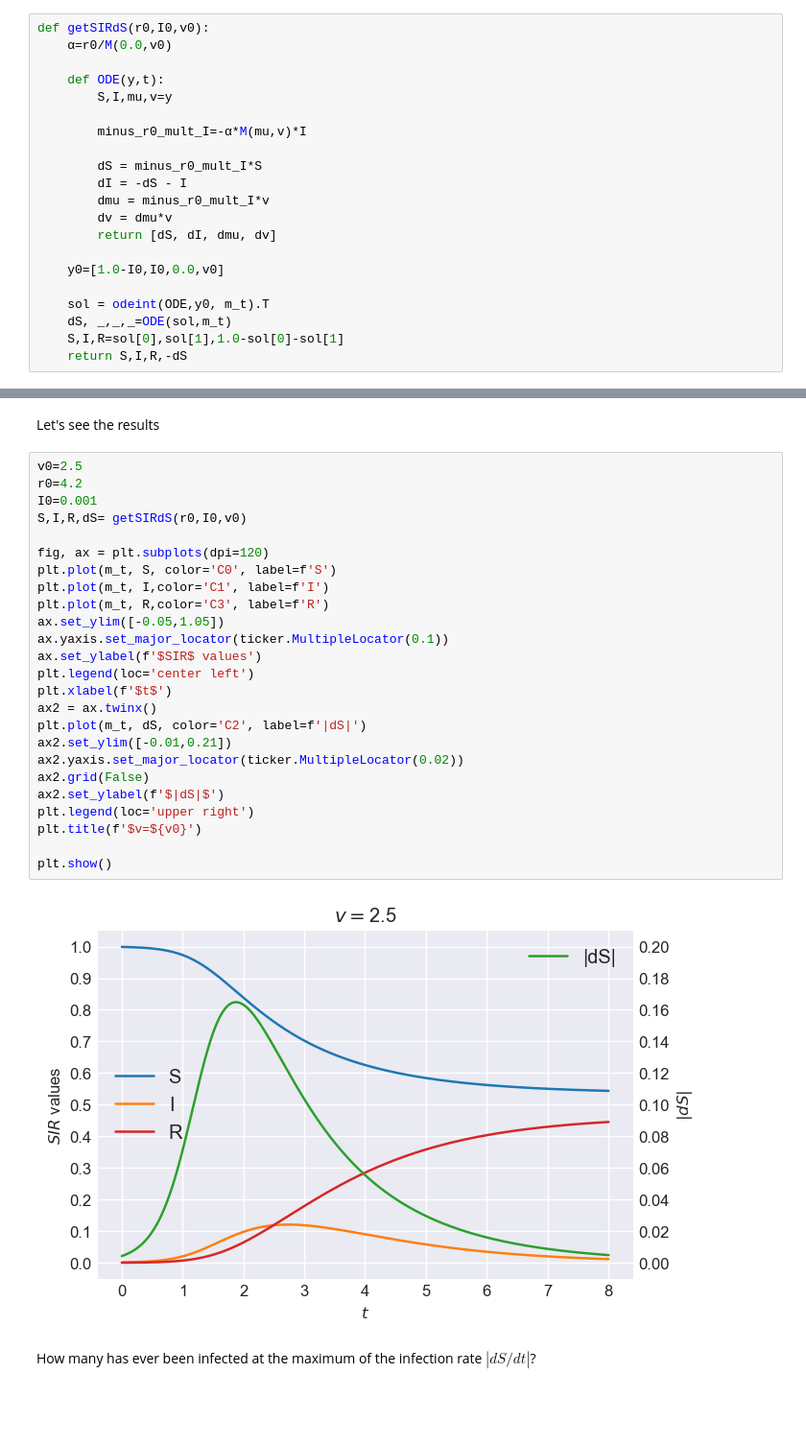
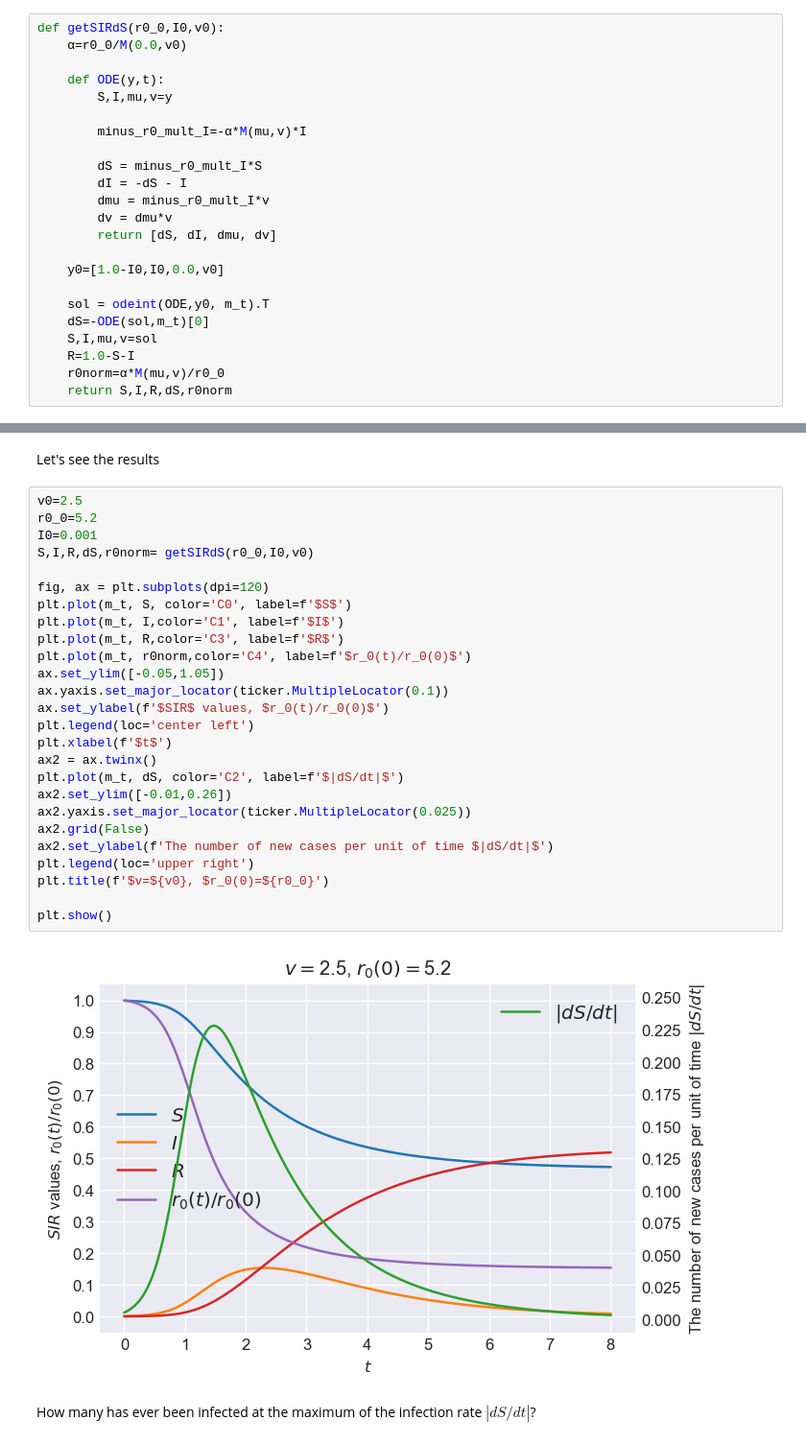
Before and after one commit to ivvaan/A-disease-spread-inhomogeneous-models, a Jupyter notebook: city_level_spread_dymamic/1_heterogeneity_in_getting_infected.ipynb, the cells around one changed output, grey strips where cells are left out. Shown at 96% size. Saved outputs shown, nothing was run; the diff lists cells and outputs as text; blank space fills up the shorter version.

```diff
--- a/city_level_spread_dymamic/1_heterogeneity_in_getting_infected.ipynb
+++ b/city_level_spread_dymamic/1_heterogeneity_in_getting_infected.ipynb
@@ -375,8 +375,8 @@ $$\begin{align}
 \end{align}$$
 $$I(0)=I_0,\:S(0)=1-I_0,\:\mu(0)=\mu_0,\:v(0)=v_0,\: \alpha=\frac{r_0(0)}{M(\mu_0,v_0)}$$
 # %%
-def getSIRdS(r0,I0,v0):
-    α=r0/M(0.0,v0)
+def getSIRdS(r0_0,I0,v0):
+    α=r0_0/M(0.0,v0)
 
     def ODE(y,t):
         S,I,mu,v=y
@@ -392,7 +392,9 @@ def getSIRdS(r0,I0,v0):
     y0=[1.0-I0,I0,0.0,v0]
 
     sol = odeint(ODE,y0, m_t).T
-    dS, _,_,_=ODE(sol,m_t)
-    S,I,R=sol[0],sol[1],1.0-sol[0]-sol[1]
-    return S,I,R,-dS
+    dS=-ODE(sol,m_t)[0]
+    S,I,mu,v=sol
+    R=1.0-S-I
+    r0norm=α*M(mu,v)/r0_0
+    return S,I,R,dS,r0norm
 # %% [markdown]
@@ -442,31 +444,32 @@ rs=17.56022527907195 and rb=17.56022527907195 (equally divded)
 Let's see the results
 # %%
 v0=2.5
-r0=4.2
+r0_0=5.2
 I0=0.001
-S,I,R,dS= getSIRdS(r0,I0,v0)
+S,I,R,dS,r0norm= getSIRdS(r0_0,I0,v0)
 
 fig, ax = plt.subplots(dpi=120)
-plt.plot(m_t, S, color='C0', label=f'S')
-plt.plot(m_t, I,color='C1', label=f'I')
-plt.plot(m_t, R,color='C3', label=f'R')
+plt.plot(m_t, S, color='C0', label=f'$S$')
+plt.plot(m_t, I,color='C1', label=f'$I$')
+plt.plot(m_t, R,color='C3', label=f'$R$')
+plt.plot(m_t, r0norm,color='C4', label=f'$r_0(t)/r_0(0)$')
 ax.set_ylim([-0.05,1.05])
 ax.yaxis.set_major_locator(ticker.MultipleLocator(0.1))
-ax.set_ylabel(f'$SIR$ values')
+ax.set_ylabel(f'$SIR$ values, $r_0(t)/r_0(0)$')
 plt.legend(loc='center left')
 plt.xlabel(f'$t$')
 ax2 = ax.twinx()
-plt.plot(m_t, dS, color='C2', label=f'|dS|')
-ax2.set_ylim([-0.01,0.21])
-ax2.yaxis.set_major_locator(ticker.MultipleLocator(0.02))
+plt.plot(m_t, dS, color='C2', label=f'$|dS/dt|$')
+ax2.set_ylim([-0.01,0.26])
+ax2.yaxis.set_major_locator(ticker.MultipleLocator(0.025))
 ax2.grid(False)
-ax2.set_ylabel(f'$|dS|$')
+ax2.set_ylabel(f'The number of new cases per unit of time $|dS/dt|$')
 plt.legend(loc='upper right')
-plt.title(f'$v=${v0}')
+plt.title(f'$v=${v0}, $r_0(0)=${r0_0}')
 
 plt.show()
 # %% [output]
-[figure, old version]
+[figure, new version]
 # %% [markdown]
 How many has ever been infected at the maximum of the infection rate $|dS/dt|$?
 # %%
```
Also changed, not shown: parts of 13 cells of this notebook, 1 other file.
